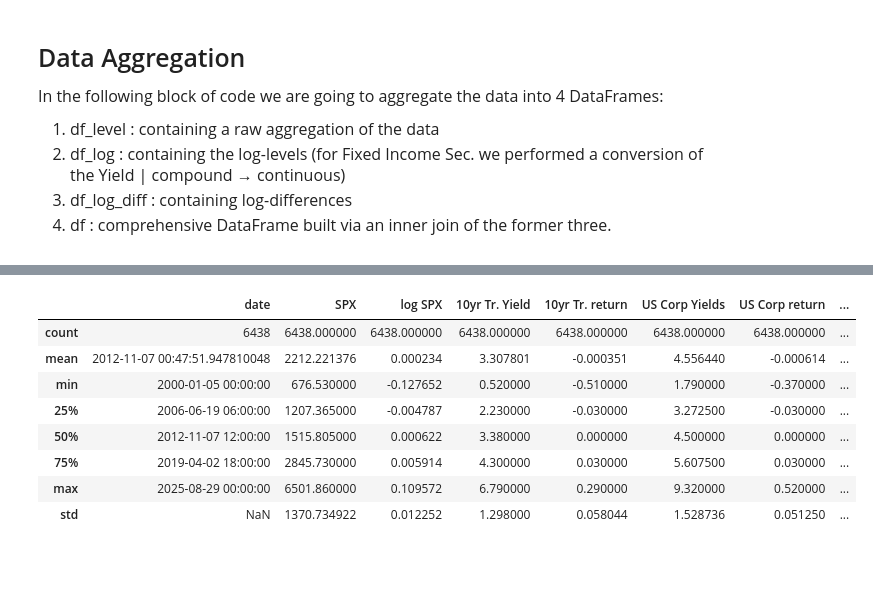
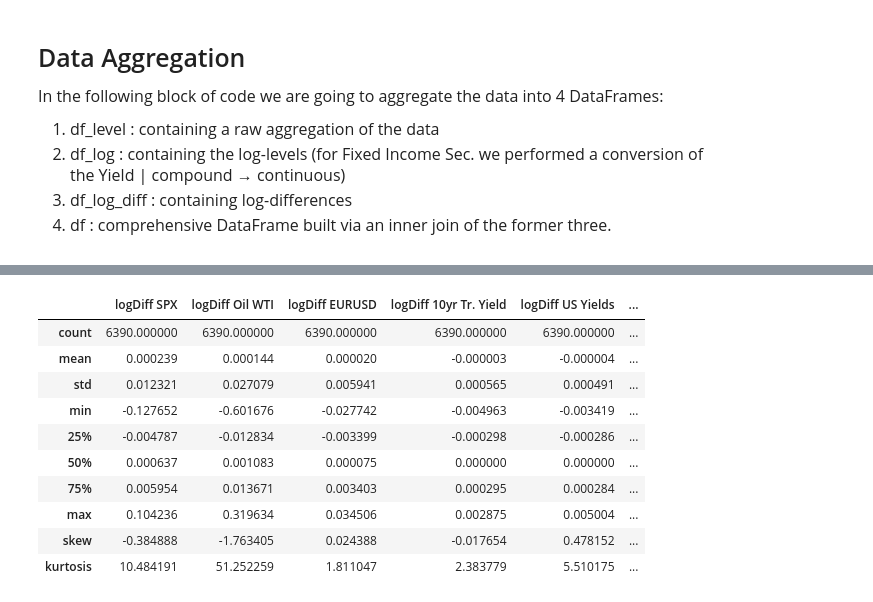
Before and after one commit to gaussianWolf/Group_Projectwork_Econometrics, a Jupyter notebook: src/question1.ipynb, the cells around one changed output, grey strips where cells are left out. Cells and saved outputs as stored; diff of their text form; code cells hidden in the pictures; blank space fills up the shorter version.

```diff
--- a/src/question1.ipynb
+++ b/src/question1.ipynb
@@ -46,6 +51,7 @@ In the following block of code we are going to aggregate the data into 4 DataFra
 # Raw Levels aggregation
 df_level = pd.concat([equity_idx, gvt_yield, corporate_yield, commodity, fx_rate], join='inner', axis=1)
 df_level = df_level.dropna(axis=0)
+df_level['spread 10yr_Tr-Corp'] = df_level['US Yields'] - df_level['10yr Tr. Yield']
 
 # Log-Levels
 log_eq_idx = np.log(equity_idx)
@@ -61,6 +67,7 @@ df_log.columns = [f'log {equity_idx.columns[0]}',
                 f'log {fx_rate.columns[0]}',
                 f'log {gvt_yield.columns[0]}',
                 f'log {corporate_yield.columns[0]}']
+df_log[f'log {df_level.columns.to_list()[-1]}'] = df_log[f'log {gvt_yield.columns[0]}'] - df_log[f'log {corporate_yield.columns[0]}']
 
 # Log-Differences Dataframe
 df_log_diff = df_log.diff().dropna(axis=0)
@@ -68,8 +75,8 @@ df_log_diff.columns = [f'logDiff {equity_idx.columns[0]}',
                 f'logDiff {commodity.columns[0]}',
                 f'logDiff {fx_rate.columns[0]}',
                 f'logDiff {gvt_yield.columns[0]}',
-                f'logDiff {corporate_yield.columns[0]}']
-
+                f'logDiff {corporate_yield.columns[0]}',
+                f'logDiff {df_level.columns.tolist()[-1]}']
 # Comprehensive Dataframe
 df = pd.concat([df_level, df_log, df_log_diff], join='inner', axis=1).dropna(axis=0)
 # %%
@@ -99,18 +106,19 @@ plt.show()
 # %%
-returns_df = df.copy()
-returns_df = df.drop(['SPX', '10yr Tr. Yield', 'US Corp Yields', ])
-descriptive_stats = df.describe()
-k_moments = pd.DataFrame()
-for i in names_col:
-    k_moments[i] = [df[i]]
-# descriptive_stats = pd.concat([descriptive_stats, skew.T, kurtosis.T], axis=0)
+# Table with the Descriptive Statistics
+descriptive_stats = df_log_diff.describe().T
+descriptive_stats['skew'] = df_log_diff.skew()
+descriptive_stats['kurtosis'] = df_log_diff.kurt()
+descriptive_stats = descriptive_stats.T
+descriptive_stats
 # %% [output]
-|  | date | SPX | log SPX | 10yr Tr. Yield | 10yr Tr. return | US Corp Yields | US Corp return | ... |
-| count | 6438 | 6438.000000 | 6438.000000 | 6438.000000 | 6438.000000 | 6438.000000 | 6438.000000 | ... |
-| mean | 2012-11-07 00:47:51.947810048 | 2212.221376 | 0.000234 | 3.307801 | -0.000351 | 4.556440 | -0.000614 | ... |
-| min | 2000-01-05 00:00:00 | 676.530000 | -0.127652 | 0.520000 | -0.510000 | 1.790000 | -0.370000 | ... |
-| 25% | 2006-06-19 06:00:00 | 1207.365000 | -0.004787 | 2.230000 | -0.030000 | 3.272500 | -0.030000 | ... |
-| 50% | 2012-11-07 12:00:00 | 1515.805000 | 0.000622 | 3.380000 | 0.000000 | 4.500000 | 0.000000 | ... |
-| 75% | 2019-04-02 18:00:00 | 2845.730000 | 0.005914 | 4.300000 | 0.030000 | 5.607500 | 0.030000 | ... |
-| max | 2025-08-29 00:00:00 | 6501.860000 | 0.109572 | 6.790000 | 0.290000 | 9.320000 | 0.520000 | ... |
-| std | NaN | 1370.734922 | 0.012252 | 1.298000 | 0.058044 | 1.528736 | 0.051250 | ... |
+|  | logDiff SPX | logDiff Oil WTI | logDiff EURUSD | logDiff 10yr Tr. Yield | logDiff US Yields | ... |
+| count | 6390.000000 | 6390.000000 | 6390.000000 | 6390.000000 | 6390.000000 | ... |
+| mean | 0.000239 | 0.000144 | 0.000020 | -0.000003 | -0.000004 | ... |
+| std | 0.012321 | 0.027079 | 0.005941 | 0.000565 | 0.000491 | ... |
+| min | -0.127652 | -0.601676 | -0.027742 | -0.004963 | -0.003419 | ... |
+| 25% | -0.004787 | -0.012834 | -0.003399 | -0.000298 | -0.000286 | ... |
+| 50% | 0.000637 | 0.001083 | 0.000075 | 0.000000 | 0.000000 | ... |
+| 75% | 0.005954 | 0.013671 | 0.003403 | 0.000295 | 0.000284 | ... |
+| max | 0.104236 | 0.319634 | 0.034506 | 0.002875 | 0.005004 | ... |
+| skew | -0.384888 | -1.763405 | 0.024388 | -0.017654 | 0.478152 | ... |
+| kurtosis | 10.484191 | 51.252259 | 1.811047 | 2.383779 | 5.510175 | ... |
```
Also changed, not shown: parts of 8 cells of this notebook.
